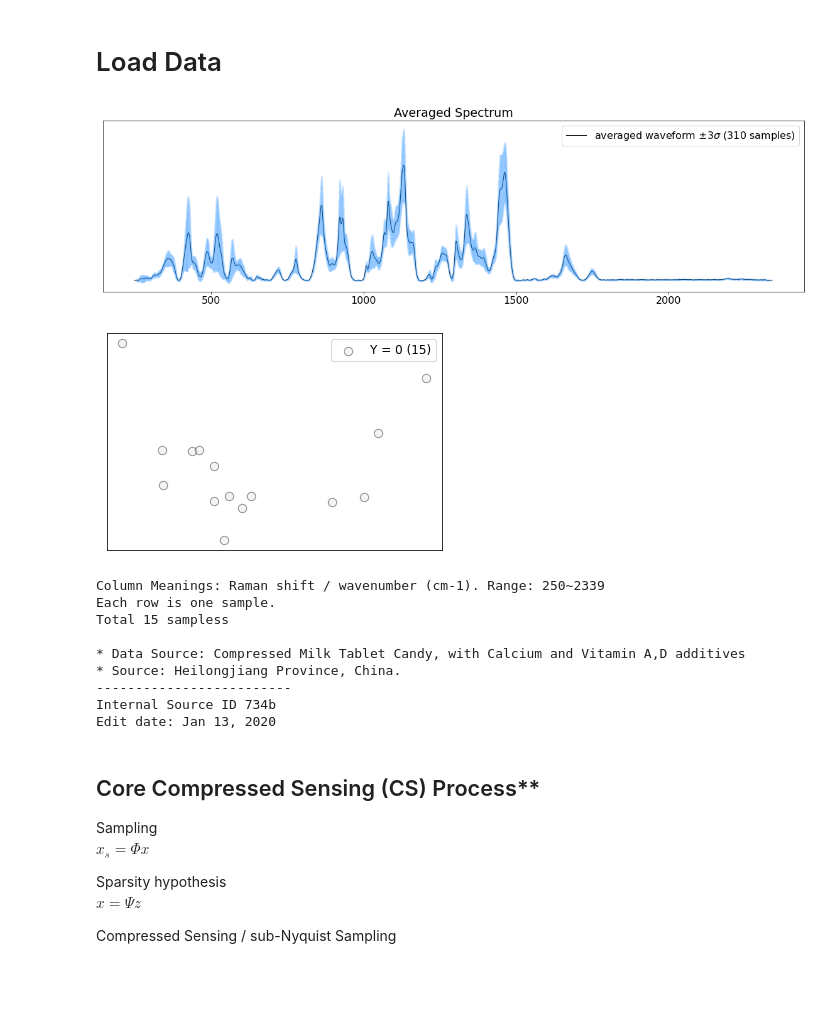
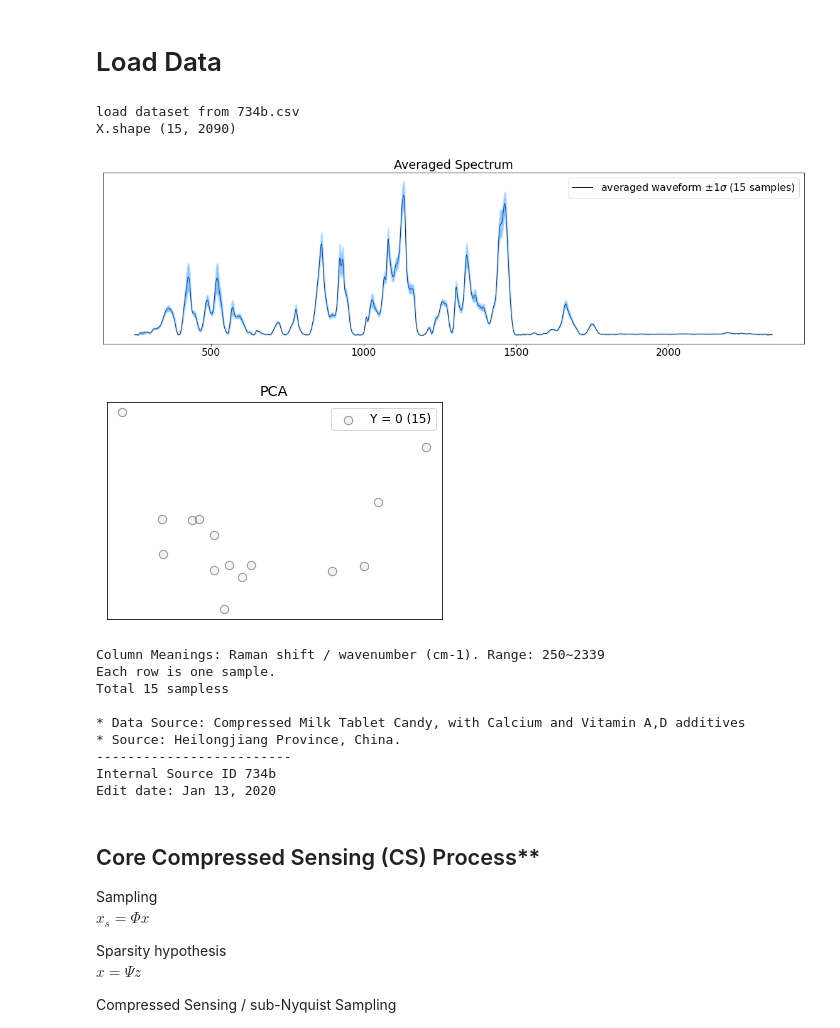
Before and after one commit to zhangys11/cs1, a Jupyter notebook: notebooks/Compressed Sensing - Time-Variant Sensing Matrix.ipynb, the cells around one changed output. Saved outputs shown, nothing was run; the diff lists cells and outputs as text; code cells hidden in the pictures; blank space fills up the shorter version.

```diff
--- a/notebooks/Compressed Sensing - Time-Variant Sensing Matrix.ipynb
+++ b/notebooks/Compressed Sensing - Time-Variant Sensing Matrix.ipynb
@@ -18,19 +18,21 @@ You also need to install our 'qsi-tk' package to use the data I/O functions,
 # Load Data
 # %%
 from qsi import io
-X, y, X_names, _ = io.LoadDataSet('milk_tablet_candy')
+X, y, X_names, _, labels = io.load_dataset('milk_tablet_candy')
 # %% [output]
+load dataset from 734b.csv
+X.shape (15, 2090)
-[figure, old version]
+[figure, new version]
-[figure, old version]
+[figure, new version]
-Column Meanings: Raman shift / wavenumber (cm-1). Range: 250~2339
-Each row is one sample.
-Total 15 sampless
-
-* Data Source: Compressed Milk Tablet Candy, with Calcium and Vitamin A,D additives
-* Source: Heilongjiang Province, China.
--------------------------
-Internal Source ID 734b
-Edit date: Jan 13, 2020
+Column Meanings: Raman shift / wavenumber (cm-1). Range: 250~2339
+Each row is one sample.
+Total 15 sampless
+
+* Data Source: Compressed Milk Tablet Candy, with Calcium and Vitamin A,D additives
+* Source: Heilongjiang Province, China.
+-------------------------
+Internal Source ID 734b
+Edit date: Jan 13, 2020
 # %% [markdown]
 ## Core Compressed Sensing (CS) Process**
 
```
Also changed, not shown: parts of 17 cells of this notebook, 17 other files.
